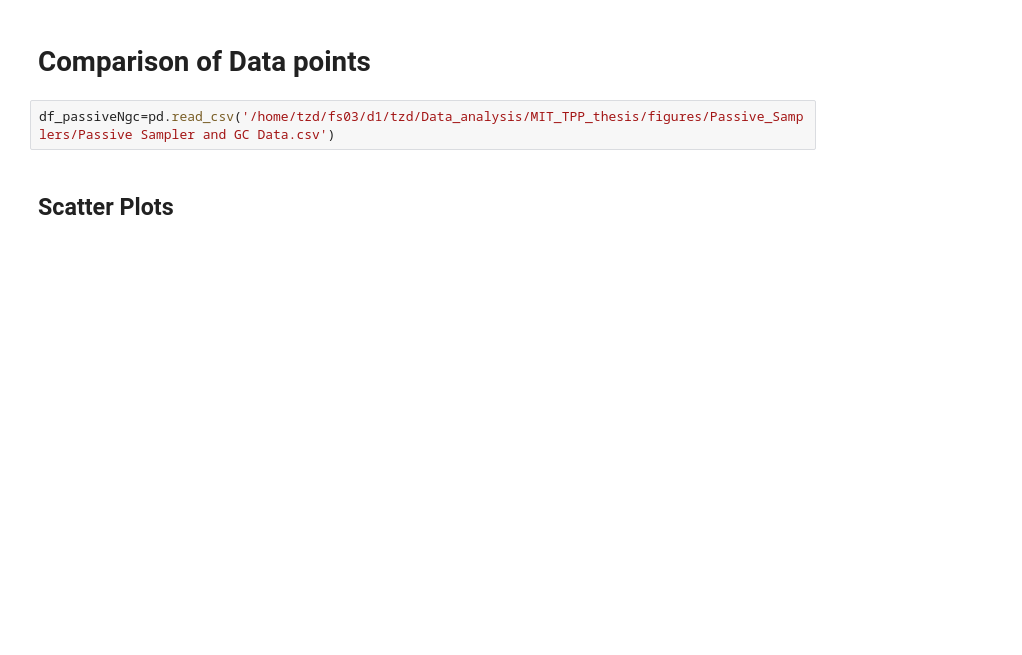
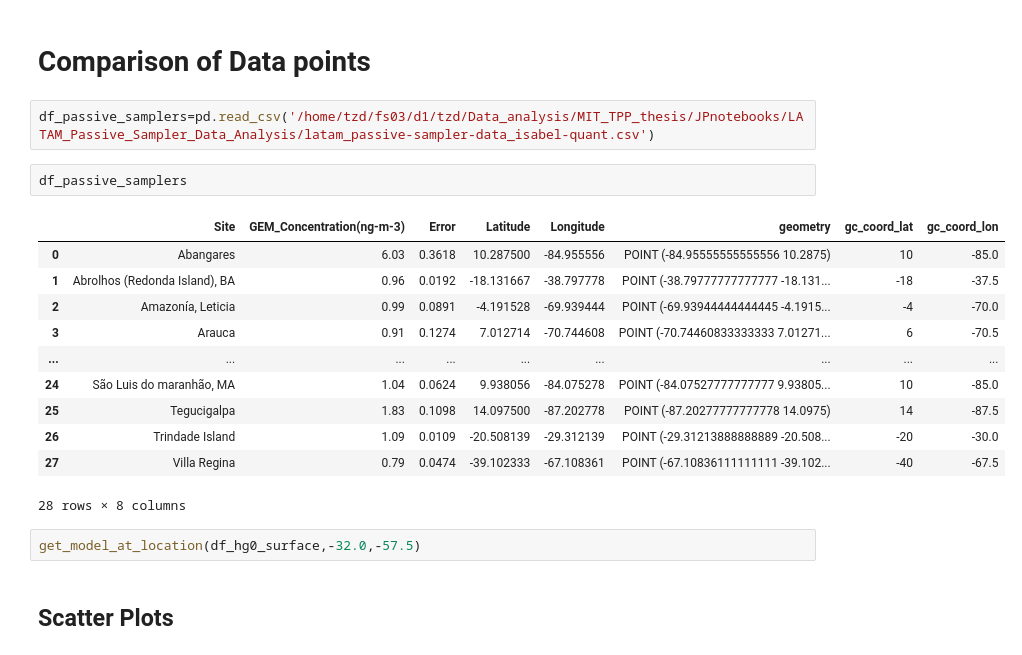
Before and after one commit to Shakes-tzd/MIT_TPP_thesis, a Jupyter notebook: JPnotebooks/LATAM_Passive_Sampler_Data_Analysis/Latam Tracer Concentrations Plots-2015.ipynb, the cells around one changed output. Saved outputs shown, nothing was run; the diff lists cells and outputs as text; blank space fills up the shorter version.

```diff
--- a/JPnotebooks/LATAM_Passive_Sampler_Data_Analysis/Latam Tracer Concentrations Plots-2015.ipynb
+++ b/JPnotebooks/LATAM_Passive_Sampler_Data_Analysis/Latam Tracer Concentrations Plots-2015.ipynb
@@ -841,7 +839,23 @@ dtype: int64
 # %% [markdown]
 # Comparison of Data points
 # %%
-df_passiveNgc=pd.read_csv('/home/tzd/fs03/d1/tzd/Data_analysis/MIT_TPP_thesis/figures/Passive_Samplers/Passive Sampler and GC Data.csv')
+df_passive_samplers=pd.read_csv('/home/tzd/fs03/d1/tzd/Data_analysis/MIT_TPP_thesis/JPnotebooks/LATAM_Passive_Sampler_Data_Analysis/latam_passive-sampler-data_isabel-quant.csv')
+# %%
+df_passive_samplers
+# %% [output]
+|  | Site | GEM_Concentration(ng-m-3) | Error | Latitude | Longitude | geometry | gc_coord_lat | gc_coord_lon |
+| 0 | Abangares | 6.03 | 0.3618 | 10.287500 | -84.955556 | POINT (-84.95555555555556 10.2875) | 10 | -85.0 |
+| 1 | Abrolhos (Redonda Island), BA | 0.96 | 0.0192 | -18.131667 | -38.797778 | POINT (-38.79777777777777 -18.131... | -18 | -37.5 |
+| 2 | Amazonía, Leticia | 0.99 | 0.0891 | -4.191528 | -69.939444 | POINT (-69.93944444444445 -4.1915... | -4 | -70.0 |
+| 3 | Arauca | 0.91 | 0.1274 | 7.012714 | -70.744608 | POINT (-70.74460833333333 7.01271... | 6 | -70.5 |
+| ... | ... | ... | ... | ... | ... | ... | ... | ... |
+| 24 | São Luis do maranhão, MA | 1.04 | 0.0624 | 9.938056 | -84.075278 | POINT (-84.07527777777777 9.93805... | 10 | -85.0 |
+| 25 | Tegucigalpa | 1.83 | 0.1098 | 14.097500 | -87.202778 | POINT (-87.20277777777778 14.0975) | 14 | -87.5 |
+| 26 | Trindade Island | 1.09 | 0.0109 | -20.508139 | -29.312139 | POINT (-29.31213888888889 -20.508... | -20 | -30.0 |
+| 27 | Villa Regina | 0.79 | 0.0474 | -39.102333 | -67.108361 | POINT (-67.10836111111111 -39.102... | -40 | -67.5 |
+28 rows × 8 columns
+# %%
+get_model_at_location(df_hg0_surface,-32.0,-57.5)
 # %% [markdown]
 ## Scatter Plots
 # %%
```
Also changed, not shown: parts of 3 cells of this notebook.
